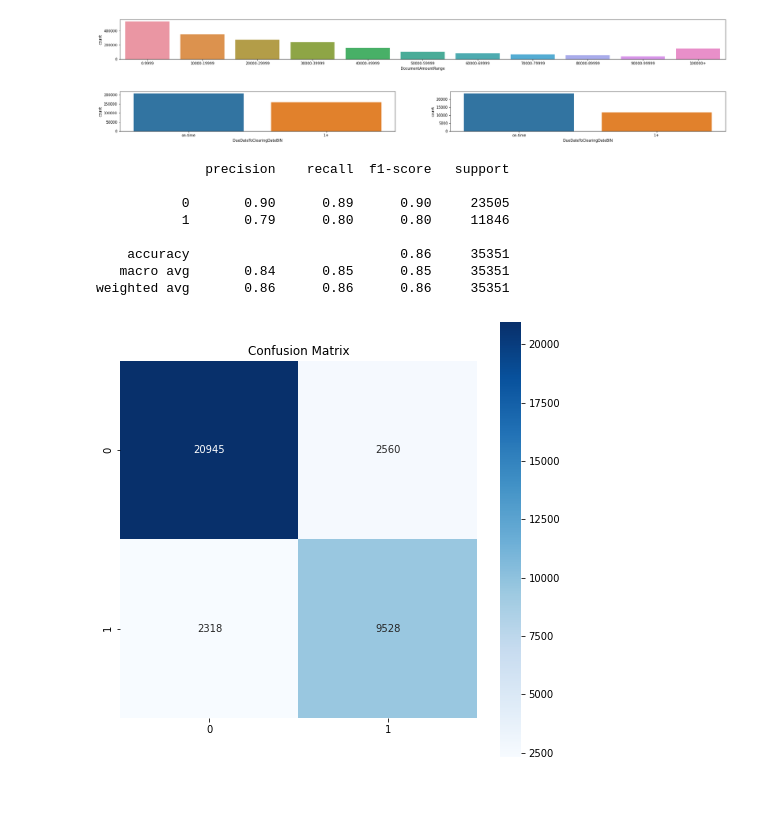
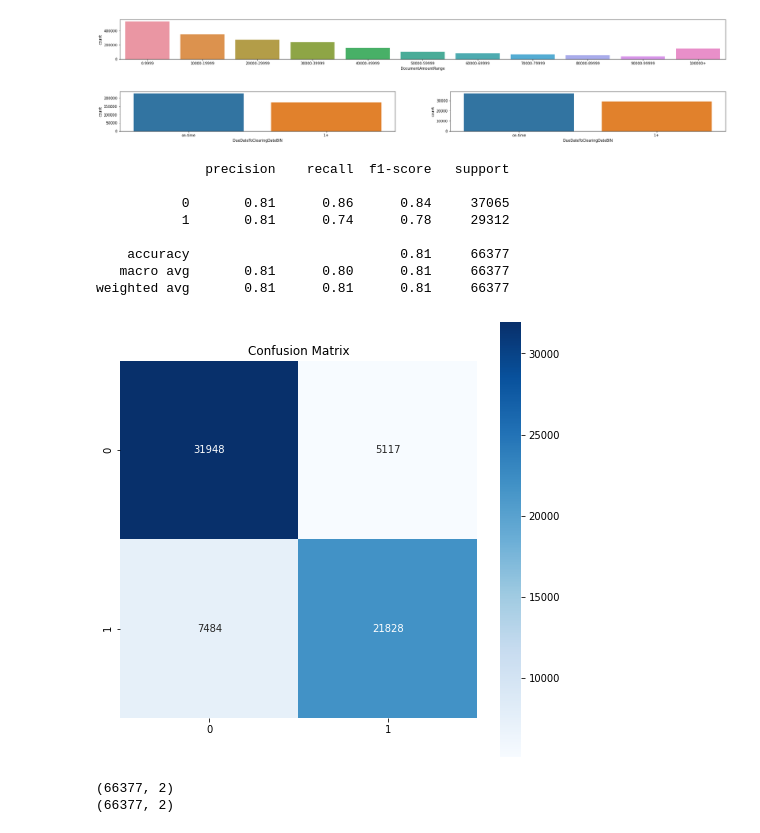
Before and after one commit to arthurflor23/invoice-payment-prediction, a Jupyter notebook: predict-invoice-payment.ipynb, the cells around one changed output. Cells and saved outputs as stored; diff of their text form; code cells hidden in the pictures; blank space fills up the shorter version.

```diff
--- a/predict-invoice-payment.ipynb
+++ b/predict-invoice-payment.ipynb
@@ -68,8 +61,12 @@ def split_data_month_window(df, col, date, month_window):
     date_0 = pd.to_datetime(date)
     date_1 = date_0 - pd.DateOffset(months=month_window)
     date_2 = date_0 + pd.DateOffset(months=1)
+
     train = df[(df[col] >= date_1) & (df[col] < date_0)]
     test = df[(df[col] >= date_0) & (df[col] < date_2)]
+
+    train.reset_index(drop=True, inplace=True)
+    test.reset_index(drop=True, inplace=True)
     return train, test
 
 def resample(df, x_column, y_column, func):
@@ -205,35 +202,35 @@ x_column_bin = np.array([
                         # 'DocumentDateToMonthEnd',
                         # 'DueDateDay',
                         # 'DueDateWeekDay',
                         # 'DueDateDayOfYear',
                         # 'DueDateToMonthEnd',
                         # 'DocumentDateToDueDate',
                         # 'DocumentAmount',
                         # 'AvgDSOPastDueDocuments',
                         # 'AvgPastDueDays',
                         # 'PaidDocuments',
                         # 'PaidAmount',
                         # 'InvoicedDocuments',
                         # 'InvoicedAmount',
                         # 'OpenDocuments',
                         # 'OpenAmount',
                         # 'PaidPastDocuments',
                         # 'PaidPastAmount',
                         # 'PastDueDocuments',
                         # 'PastDueAmount',
                         # 'RatioInvoicedAmountInvoicedDocuments',
                         # 'RatioPaidAmountPaidDocuments',
                         # 'RatioPaidPastAmountPaidPastDocuments',
                         # 'RatioPastDueAmountPastDueDocuments',
                         # 'RatioOpenAmountOpenDocuments',
                         ])
 
 
-train_bin, test_bin = split_data_month_window(df, col='DocumentDate', date='2020-08-01', month_window=6)
+train_bin, test_bin = split_data_month_window(df, col='DocumentDate', date='2020-01-01', month_window=6)
 
 plot_data_distribution(train_bin['DueDateToClearingDateBIN'], test_bin['DueDateToClearingDateBIN'])
 # %% [output]
-[figure, old version]
+[figure, new version]
 # %%
 # from imblearn.under_sampling import CondensedNearestNeighbour, InstanceHardnessThreshold, NearMiss, NeighbourhoodCleaningRule, OneSidedSelection, RandomUnderSampler, TomekLinks
 # from imblearn.over_sampling import ADASYN, BorderlineSMOTE, KMeansSMOTE, RandomOverSampler, SMOTE, SMOTENC, SVMSMOTE
@@ -242,7 +239,6 @@ plot_data_distribution(train_bin['DueDateToClearingDateBIN'], test_bin['DueDateT
 
 # # plot_data_distribution(train_bin_res[y_column_bin], test_bin[y_column_bin])
 # %%
-# x_train_bin, y_train_bin = train_bin_res[x_column_bin].values, train_bin_res[y_column_bin].values
 x_train_bin, y_train_bin = train_bin[x_column_bin].values, train_bin[y_column_bin].values
 x_test_bin, y_test_bin = test_bin[x_column_bin].values, test_bin[y_column_bin].values
 
@@ -256,10 +252,21 @@ print(classification_report(y_test_bin, y_predict_bin))
 # %% [output]
               precision    recall  f1-score   support
 
-           0       0.90      0.89      0.90     23505
-           1       0.79      0.80      0.80     11846
+           0       0.81      0.86      0.84     37065
+           1       0.81      0.74      0.78     29312
 
-    accuracy                           0.86     35351
-   macro avg       0.84      0.85      0.85     35351
-weighted avg       0.86      0.86      0.86     35351
+    accuracy                           0.81     66377
+   macro avg       0.81      0.80      0.81     66377
+weighted avg       0.81      0.81      0.81     66377
-[figure, old version]
+[figure, new version]
+# %%
+y_prob_bin = clf.predict_proba(x_test_bin)
+
+total_prob_bin = y_prob_bin
+# total_prob_bin = np.concatenate((total_prob_bin, y_prob_bin), axis=0)
+
+print(y_prob_bin.shape)
+print(total_prob_bin.shape)
+# %% [output]
+(66377, 2)
+(66377, 2)
```
Also changed, not shown: parts of 6 cells of this notebook.
